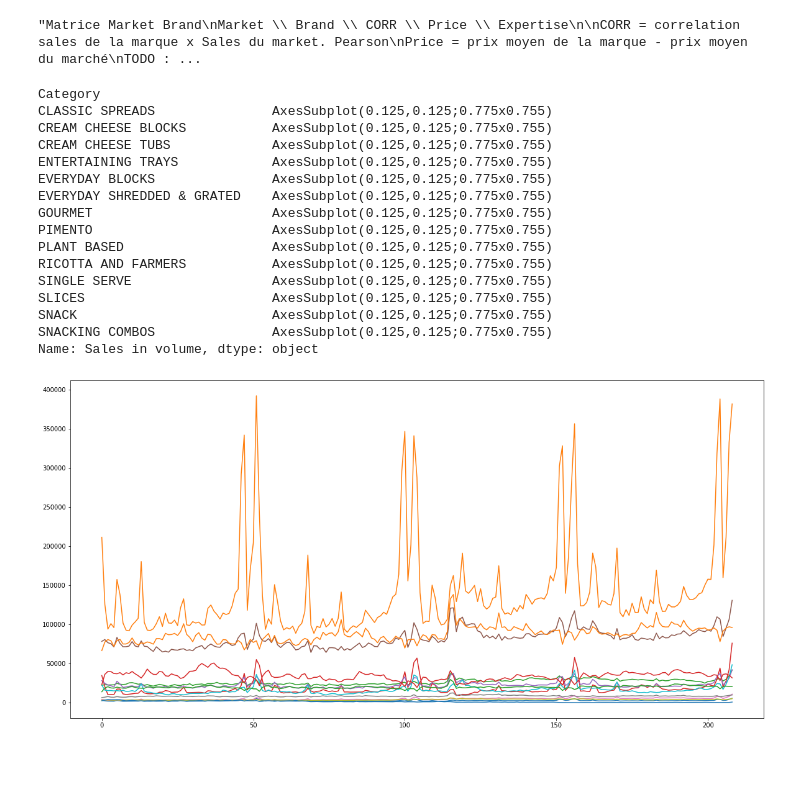
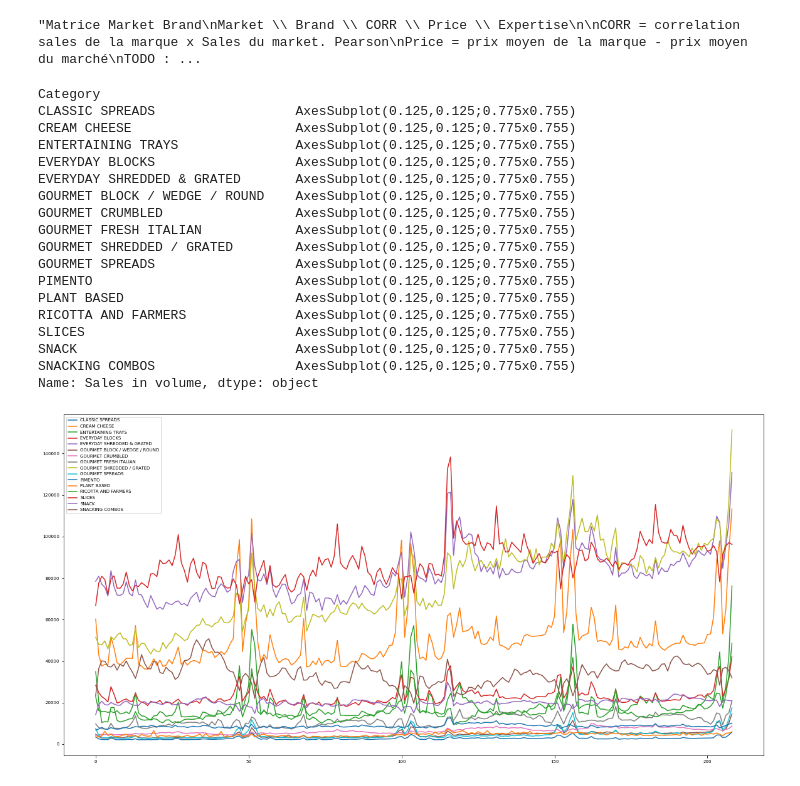
Before and after one commit to rayane-pivot/bel-bel-2022-growth-modelling-gm_tool, a Jupyter notebook: Capacity_to_win.ipynb, the cells around one changed output. Cells and saved outputs as stored; diff of their text form; code cells hidden in the pictures.

```diff
--- a/Capacity_to_win.ipynb
+++ b/Capacity_to_win.ipynb
@@ -39,0 +44,2 @@ from sklearn.preprocessing import MinMaxScaler
+# %%
+df = pd.read_excel("data/USA_df_post_processing.xlsx")
@@ -39,0 +64,2 @@ from sklearn.preprocessing import MinMaxScaler
+# %%
+df['Date']= pd.to_datetime(df['Date'])
@@ -39,0 +86,12 @@ from sklearn.preprocessing import MinMaxScaler
+# %%
+plt.rcParams["figure.figsize"] = [20, 6]
+plt.rcParams.update({'font.size': 7})
+fig, ax = plt.subplots()
+#x = data_manager.df_bel[data_manager.df_bel["Brand"] == "KAUKAUNA"]["Date"].values
+x = df_bel[df_bel["Brand"] == "KAUKAUNA"]["Date"].values
+#y = data_manager.df_bel[data_manager.df_bel["Brand"] == "KAUKAUNA"]["A&P"].values
+y = df_bel[df_bel["Brand"] == "KAUKAUNA"]["A&P"].values
+plt.plot(x, y, color="black", label="KKA")
+plt.legend()
+plt.xticks(rotation=90)
+plt.show()
@@ -171,25 +300,27 @@ TODO : add dans fill bel_brands : (R1000 - NET SALES, MVC dans finance et A&P) e
 # %% [output]
 "Matrice Market Brand\nMarket \\ Brand \\ CORR \\ Price \\ Expertise\n\nCORR = correlation sales de la marque x Sales du market. Pearson\nPrice = prix moyen de la marque - prix moyen du marché\nTODO : ...
 # %%
-df_temp = data_manager.df.groupby(['Category', 'Date'])['Sales in volume'].agg('mean').sort_index().reset_index()
+df_temp = df.groupby(['Category', 'Date'])['Sales in volume'].agg('mean').sort_index().reset_index()
 # %%
-df_temp.groupby('Category')['Sales in volume'].plot(use_index=False, figsize=(20, 10))
+df_temp.groupby('Category')['Sales in volume'].plot(use_index=False, figsize=(20, 10), legend=True)
 # %% [output]
 Category
-CLASSIC SPREADS               AxesSubplot(0.125,0.125;0.775x0.755)
-CREAM CHEESE BLOCKS           AxesSubplot(0.125,0.125;0.775x0.755)
-CREAM CHEESE TUBS             AxesSubplot(0.125,0.125;0.775x0.755)
-ENTERTAINING TRAYS            AxesSubplot(0.125,0.125;0.775x0.755)
-EVERYDAY BLOCKS               AxesSubplot(0.125,0.125;0.775x0.755)
-EVERYDAY SHREDDED & GRATED    AxesSubplot(0.125,0.125;0.775x0.755)
-GOURMET                       AxesSubplot(0.125,0.125;0.775x0.755)
-PIMENTO                       AxesSubplot(0.125,0.125;0.775x0.755)
-PLANT BASED                   AxesSubplot(0.125,0.125;0.775x0.755)
-RICOTTA AND FARMERS           AxesSubplot(0.125,0.125;0.775x0.755)
-SINGLE SERVE                  AxesSubplot(0.125,0.125;0.775x0.755)
-SLICES                        AxesSubplot(0.125,0.125;0.775x0.755)
-SNACK                         AxesSubplot(0.125,0.125;0.775x0.755)
-SNACKING COMBOS               AxesSubplot(0.125,0.125;0.775x0.755)
+CLASSIC SPREADS                  AxesSubplot(0.125,0.125;0.775x0.755)
+CREAM CHEESE                     AxesSubplot(0.125,0.125;0.775x0.755)
+ENTERTAINING TRAYS               AxesSubplot(0.125,0.125;0.775x0.755)
+EVERYDAY BLOCKS                  AxesSubplot(0.125,0.125;0.775x0.755)
+EVERYDAY SHREDDED & GRATED       AxesSubplot(0.125,0.125;0.775x0.755)
+GOURMET BLOCK / WEDGE / ROUND    AxesSubplot(0.125,0.125;0.775x0.755)
+GOURMET CRUMBLED                 AxesSubplot(0.125,0.125;0.775x0.755)
+GOURMET FRESH ITALIAN            AxesSubplot(0.125,0.125;0.775x0.755)
+GOURMET SHREDDED / GRATED        AxesSubplot(0.125,0.125;0.775x0.755)
+GOURMET SPREADS                  AxesSubplot(0.125,0.125;0.775x0.755)
+PIMENTO                          AxesSubplot(0.125,0.125;0.775x0.755)
+PLANT BASED                      AxesSubplot(0.125,0.125;0.775x0.755)
+RICOTTA AND FARMERS              AxesSubplot(0.125,0.125;0.775x0.755)
+SLICES                           AxesSubplot(0.125,0.125;0.775x0.755)
+SNACK                            AxesSubplot(0.125,0.125;0.775x0.755)
+SNACKING COMBOS                  AxesSubplot(0.125,0.125;0.775x0.755)
 Name: Sales in volume, dtype: object
-[figure, old version]
+[figure, new version]
 # %%
```
Also changed, not shown: parts of 55 cells of this notebook.
